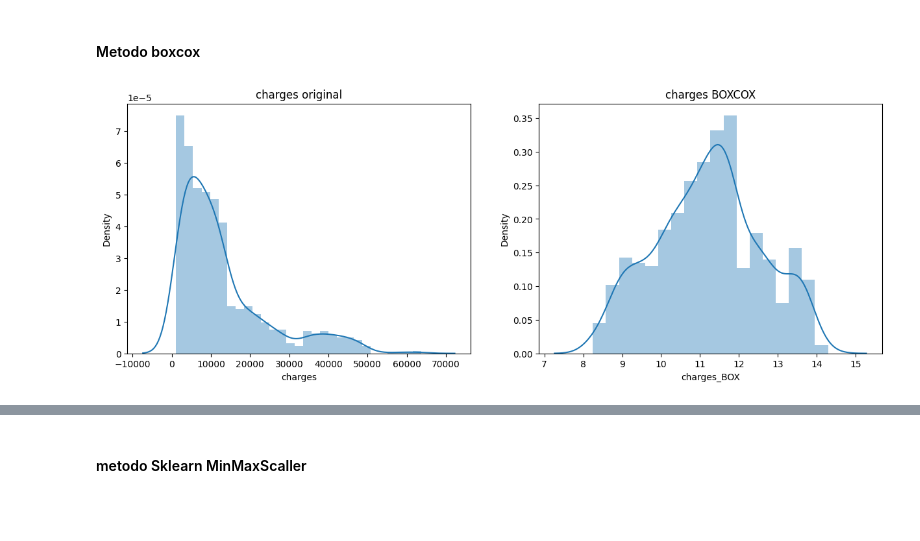
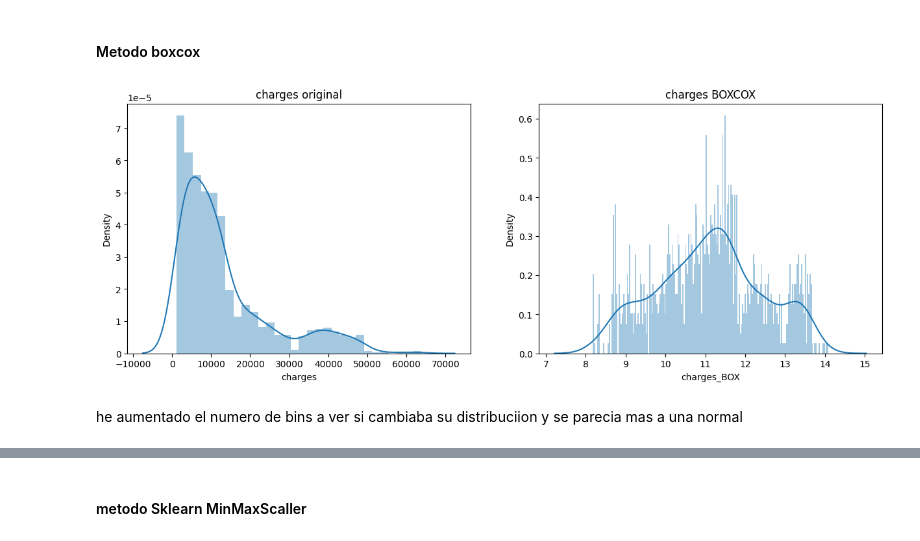
Before and after one commit to Ironhack-Data-Madrid-PartTime-Oct22/lab-regresion_lineal, a Jupyter notebook: EDA_insurance.ipynb, the cells around one changed output, grey strips where cells are left out. Cells and saved outputs as stored; diff of their text form; code cells hidden in the pictures; blank space fills up the shorter version.

```diff
--- a/EDA_insurance.ipynb
+++ b/EDA_insurance.ipynb
@@ -345,5 +359,6 @@ final_nofum = df.copy()
 # %%
-final_nofum = final_nofum.drop(final_nofum.index[outliers_data_nofum])
+to_delete = [964,812,190,1046,680]
+final_nofum = final_nofum.drop(final_nofum.index[to_delete])
 final_nofum.head()
 # %% [output]
 |  | age | sex | bmi | children | smoker | region | charges |
@@ -370,0 +382,2 @@ df_fum_num.head()
+# %%
+df_fum.drop("index", axis = 1, inplace= True)
@@ -484,0 +514,3 @@ final.head()
+# %%
+final = pd.concat([final_nofum, df_fum])#*axis = 0
+final.shape
@@ -620,7 +663,5 @@ sns.distplot(final['charges_LOG'], ax = axes[1]);
 # %% [markdown]
 #### normalizacion tipo Raiz cuadrada
-# %%
-final['charges_SQRT'] =
 # %%
 final['charges_SQRT'] = final['charges'].apply(lambda x: math.sqrt(x))
 final.head()
@@ -654,15 +695,17 @@ final["charges_BOX"] , lambda_ajustada = stats.boxcox(final["charges"])
 # %%
 final["charges_BOX"], lambda_ajustada = stats.boxcox(final["charges"])
 
 fig, axes = plt.subplots(1, 2, figsize = (15,5))
 
 axes[0].set_title('charges original')
 axes[1].set_title('charges BOXCOX')
 
 sns.distplot(final['charges'] ,ax = axes[0])
-sns.distplot(final['charges_BOX'], ax = axes[1]);
+sns.distplot(final['charges_BOX'], ax = axes[1], bins = 200);
 # %% [output]
-[figure, old version]
+[figure, new version]
+# %% [markdown]
+ he aumentado el numero de bins a ver si cambiaba su distribuciion y se parecia mas a una normal
 # %%
 stats.shapiro(final['charges_BOX']) # igual a la logaritmica
 # %% [output]
```
Also changed, not shown: parts of 126 cells of this notebook.
